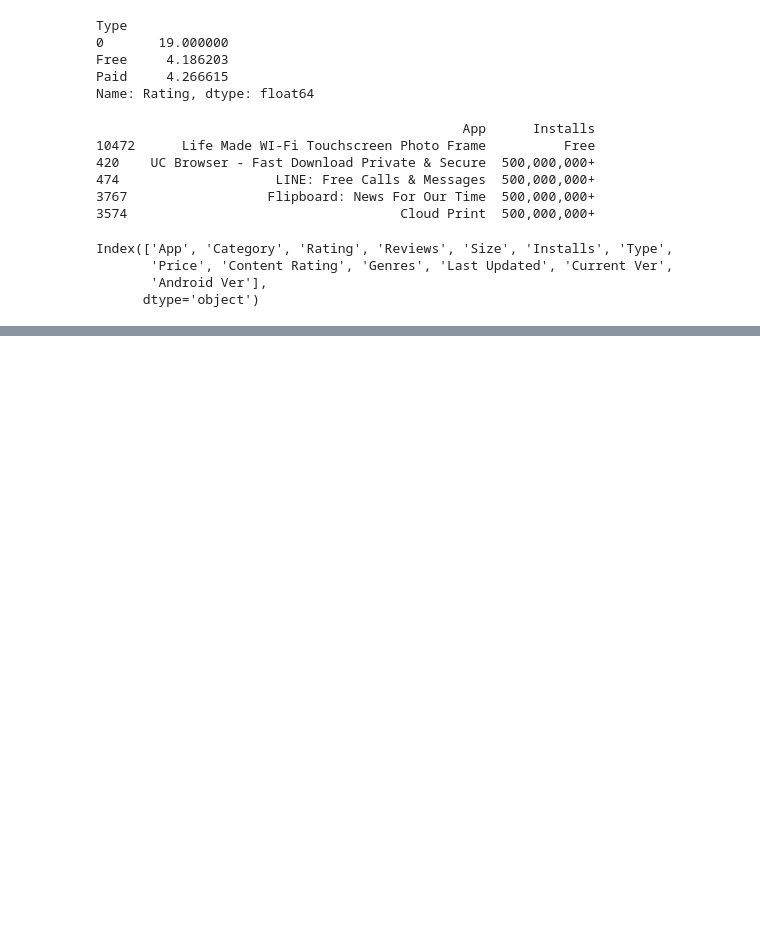
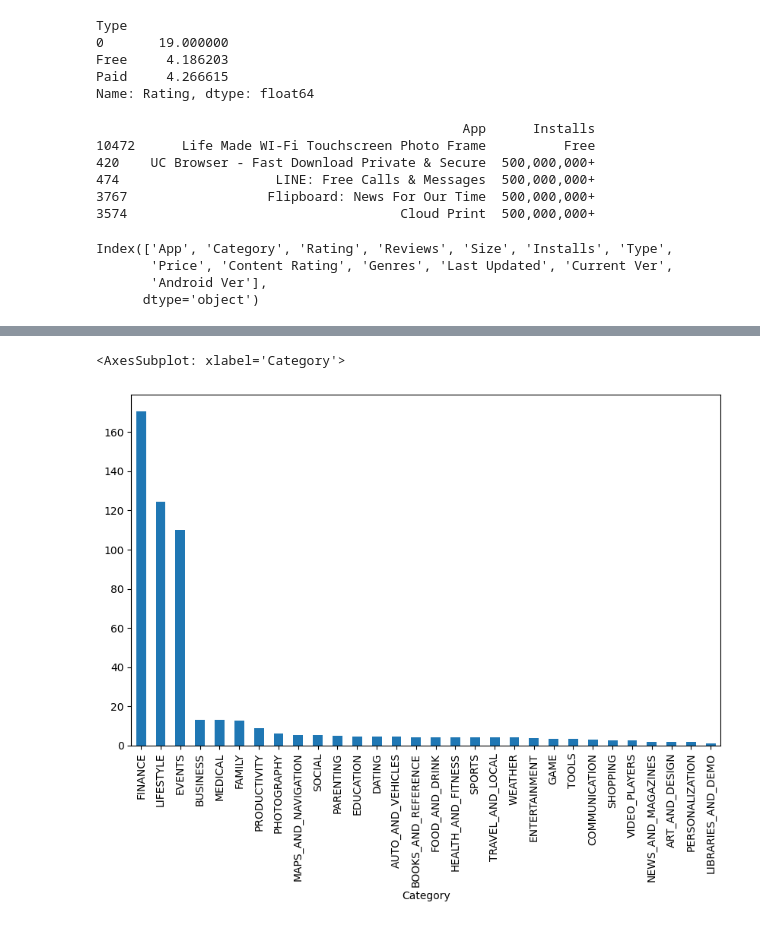
Before and after one commit to jul1998/Pandas-Python, a Jupyter notebook: google-app-store-data.ipynb, the cells around one changed output, grey strips where cells are left out. Drawn from its saved outputs; the diff is of its cells as text; code cells hidden in the pictures; blank space fills up the shorter version.

```diff
--- a/google-app-store-data.ipynb
+++ b/google-app-store-data.ipynb
@@ -246,0 +329,15 @@ Index(['App', 'Category', 'Rating', 'Reviews', 'Size', 'Installs', 'Type',
+# %%
+#data['Price'] = data['Price'].apply(lambda x: x.replace('$', '').replace(',', '') if '$' in str(x) else str(x))
+#data['Price'] = data['Price'].str.replace(',', '').replace('Everyone', np.nan).astype(float)
+
+
+paid_apps = data[data["Type"] == "Paid"]
+
+avg_price_by_category = paid_apps.groupby("Category")["Price"].mean()
+
+paid_apps = data[data['Type'] == 'Paid']
+paid_apps_by_category = paid_apps.groupby('Category')['Price'].mean().sort_values(ascending=False)
+paid_apps_by_category.plot(kind='bar', figsize=(10,6))
+# %% [output]
+<AxesSubplot: xlabel='Category'>
+[figure, added]
```
Also changed, not shown: parts of 11 cells of this notebook.
